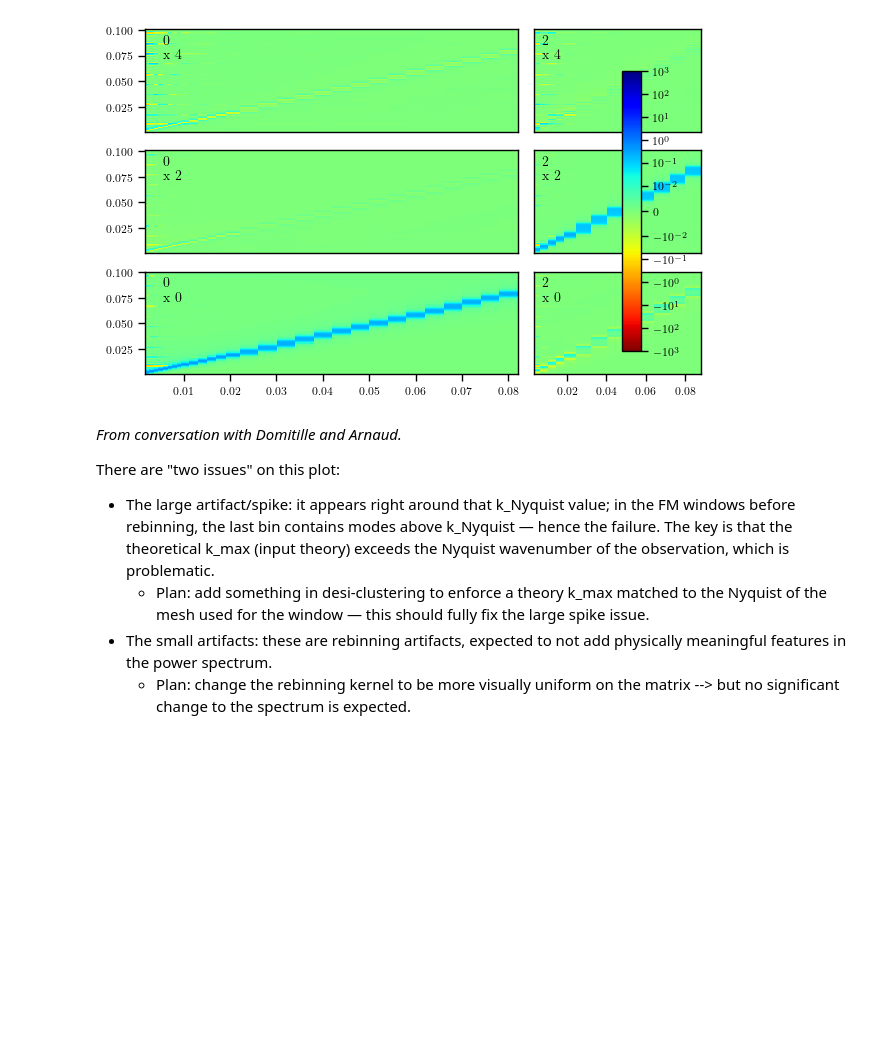
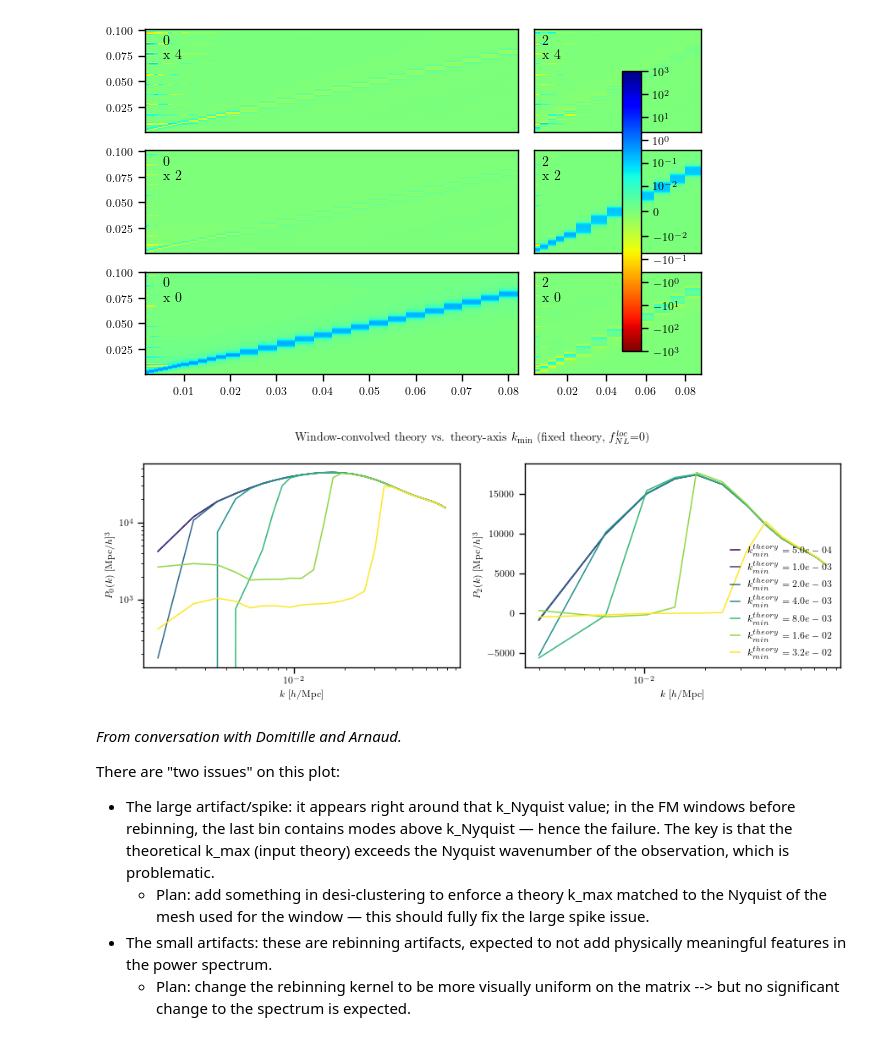
Before and after one commit to AlbertoRosado1/cai-dr2-clustering-products, a Jupyter notebook: local_png/validation_window.ipynb, the cells around one changed output. Cells and saved outputs as stored; diff of their text form; code cells hidden in the pictures; blank space fills up the shorter version.

Commit message:
updated validation_window

```diff
--- a/local_png/validation_window.ipynb
+++ b/local_png/validation_window.ipynb
@@ -67,8 +67,8 @@ def load_data(data_dir, mocks_dir, tracer, fiducial=propose_fiducial(), window_e
 
     return pk, window, cov, zeff, mock
 # %%
-# root = '/global/cfs/cdirs/desi/science/cai/desi-clustering/'
-root = '/Users/edmond/Work/data/desi-clustering/'
+root = '/global/cfs/cdirs/desi/science/cai/desi-clustering/'
+#root = '/Users/edmond/Work/data/desi-clustering/'
 
 # Where the data are:
 data_dir =  root + 'dr2/summary_statistics/local_png/base/desi-data/loa-v1/v2/fNL/blinded'
@@ -152,11 +152,6 @@ plt.show()
 [figure]
 [figure]
 # %%
-# --- How does the window-convolved (binned) P0/P2 change as the theory-axis kmin is raised? ---
-# read_data() convolves the theory over input modes k in [1e-4, 0.1], but the window's native
-# theory grid starts at ~5e-4, so the effective lower limit is set by that grid. Here we keep the
-# theory FIXED and sweep the lower edge of the theory-axis selection upward, to see how much
-# large-scale (low-k) input power the convolution is relying on.
 import matplotlib.cm as cm
 import matplotlib.colors as mcolors
 
@@ -165,38 +160,38 @@ import matplotlib.colors as mcolors
 fnl_fixed = 0.0
 params0 = {'QSO_ell0.b1': 3.083, 'QSO_ell0.sn0': -0.065, 'QSO_ell0.sigmas': 0.0}
 params2 = {'QSO_ell2.b1': 3.083, 'QSO_ell2.sigmas': 0.0}   # sn0 is fixed to 0 for ell=2
 
 # Lower edge of the theory-axis selection to sweep (kmax fixed at 0.1). 5e-4 ~= native grid min.
 kmins = np.array([5e-4, 1e-3, 2e-3, 4e-3, 8e-3, 1.6e-2, 3.2e-2])
 
 norm = mcolors.LogNorm(vmin=kmins.min(), vmax=kmins.max())
 cmap = cm.viridis
 
 fig, axs = plt.subplots(1, 2, figsize=(9, 3.4))
 for kmin_w in kmins:
     color = cmap(norm(kmin_w))
     window_k = window_ini.at.theory.select(k=(kmin_w, 0.1))
     obs_k, _ = get_observable_and_likelihood(lsstypes.mean(mocks), window_k, mocks, 'QSO', zeffs,
                                              engine='camb', fix_fnl=False, nickname='QSO')
     for o in obs_k:
         t = o.copy()
         if 'ell2' in o.name:
             t(fnl_loc=fnl_fixed, **params2)
-            axs[1].plot(t.data.get().k, t.flattheory, color=color)
+            axs[1].plot(t.data.get().k, t.flattheory, color=color, label=fr'$k^{{theory}}_{{min}}={kmin_w:.1e}$')
         else:
             t(fnl_loc=fnl_fixed, **params0)
             axs[0].loglog(t.data.get().k, t.flattheory, color=color)
 
 axs[0].set_ylabel(r'$P_0(k)$ [Mpc/$h$]$^3$')
 axs[1].set_ylabel(r'$P_2(k)$ [Mpc/$h$]$^3$')
 for ax in axs:
     ax.set_xscale('log')
     ax.set_xlabel(r'$k$ [$h/\mathrm{Mpc}$]')
-
-sm = cm.ScalarMappable(norm=norm, cmap=cmap); sm.set_array([])
-cbar = fig.colorbar(sm, ax=axs, label=r'$k_{\min}$ (window theory axis) [$h/\mathrm{Mpc}$]')
-fig.suptitle(f'Window-convolved theory vs. theory-axis $k_{{\\min}}$ (fixed theory, fnl_loc={fnl_fixed:g})')
+axs[1].legend(loc='lower right')
+fig.suptitle(f'Window-convolved theory vs. theory-axis $k_{{\\min}}$ (fixed theory, $f_{{NL}}^{{loc}}$={fnl_fixed:g})')
 plt.show()
+# %% [output]
+[figure, added]
 # %% [markdown]
 *From conversation with Domitille and Arnaud.*
 
```
